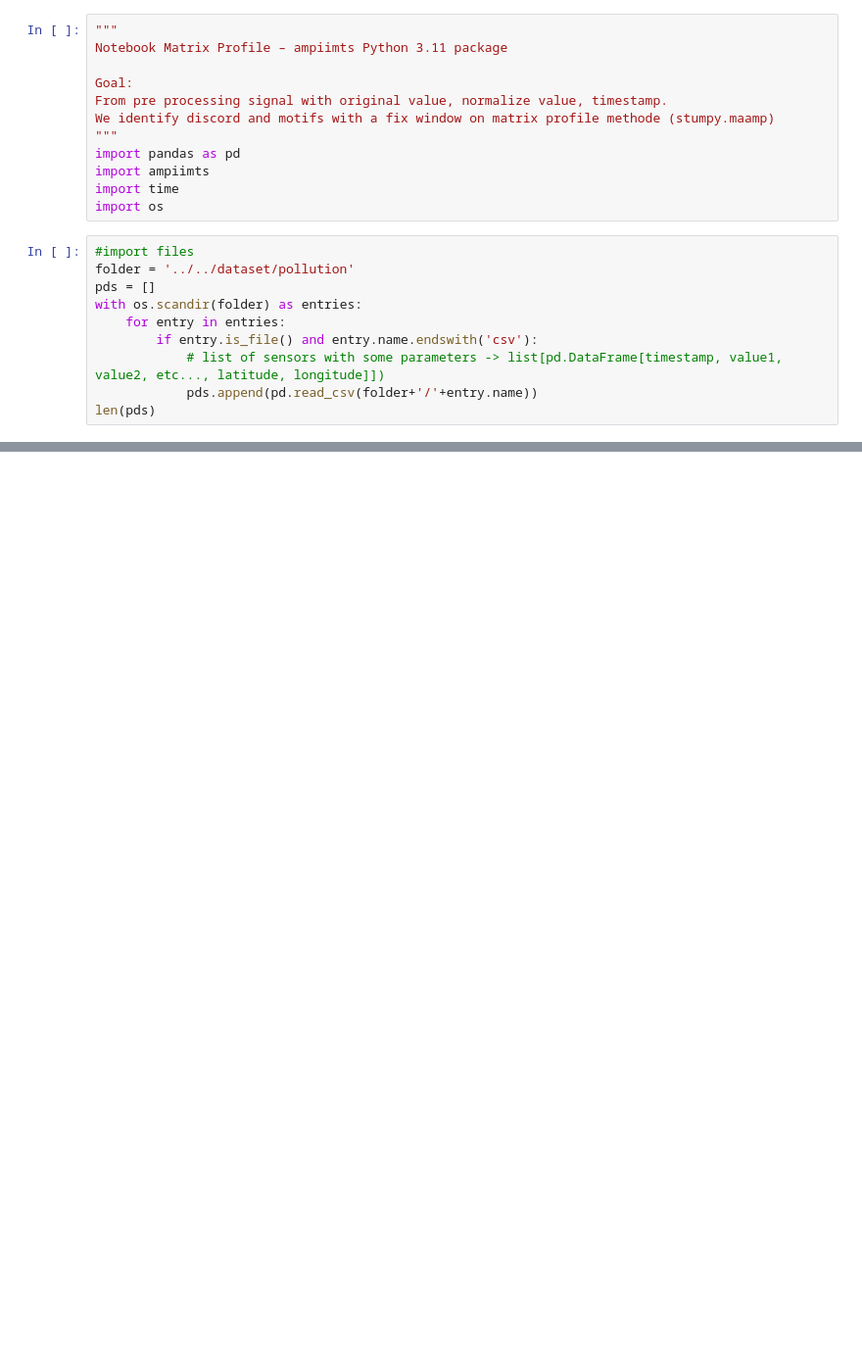
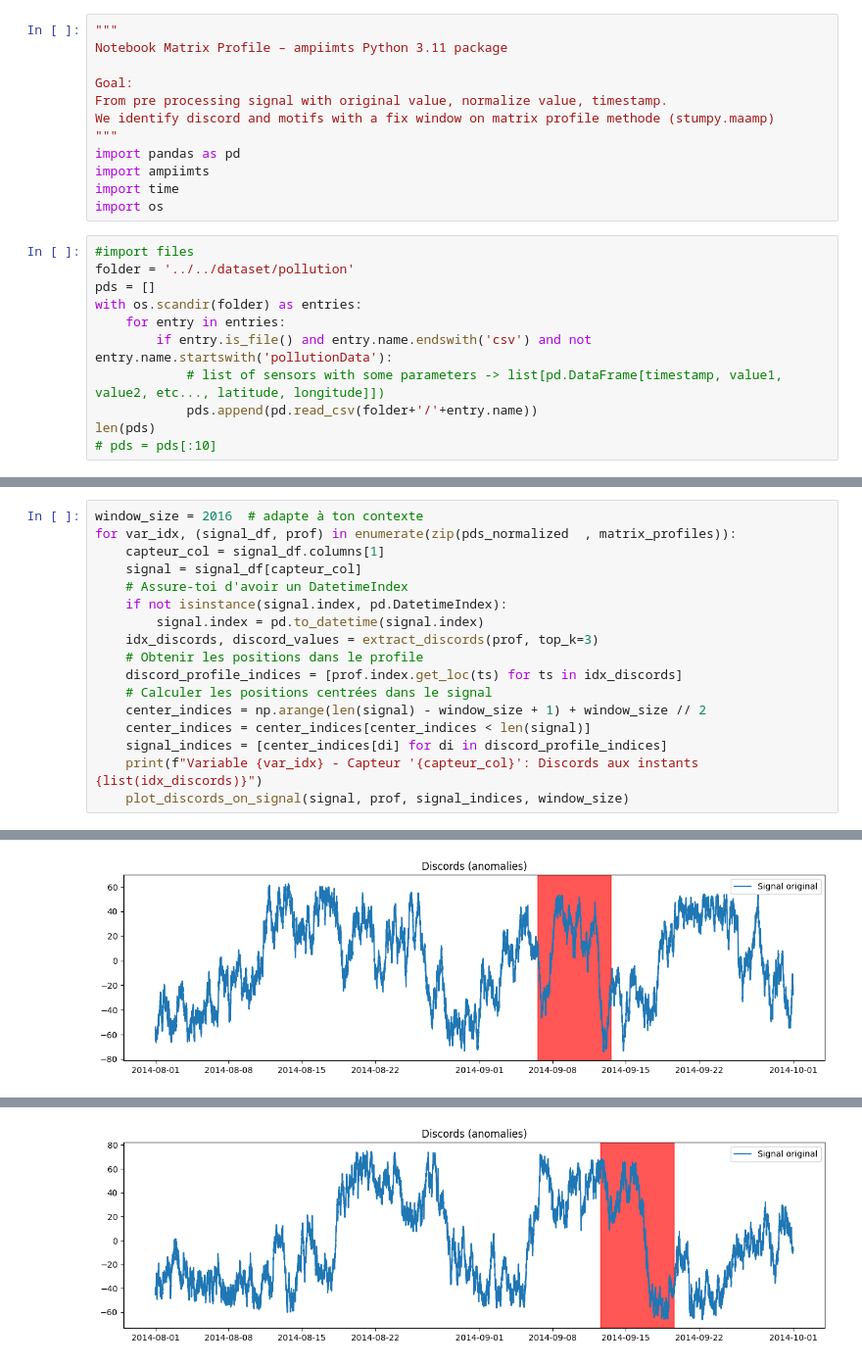
Before and after one commit to Guillaumernd/ampiimts, a Jupyter notebook: notebooks/Matrix_Profile/Matrix_profile-multidimensionnal.ipynb, the cells around one changed output, grey strips where cells are left out. Shown at 98% size. Drawn from its saved outputs; the diff is of its cells as text; blank space fills up the shorter version.

```diff
--- a/notebooks/Matrix_Profile/Matrix_profile-multidimensionnal.ipynb
+++ b/notebooks/Matrix_Profile/Matrix_profile-multidimensionnal.ipynb
@@ -16,8 +16,9 @@ folder = '../../dataset/pollution'
 pds = []
 with os.scandir(folder) as entries:
     for entry in entries:
-        if entry.is_file() and entry.name.endswith('csv'):
+        if entry.is_file() and entry.name.endswith('csv') and not entry.name.startswith('pollutionData'):
             # list of sensors with some parameters -> list[pd.DataFrame[timestamp, value1, value2, etc..., latitude, longitude]])
             pds.append(pd.read_csv(folder+'/'+entry.name))
 len(pds)
+# pds = pds[:10]
 # %% [output]
@@ -51,0 +124,18 @@ ampiimts.plot_matrix_profiles_heatmap(matrix_profiles,
+# %%
+window_size = 2016  # adapte à ton contexte
+for var_idx, (signal_df, prof) in enumerate(zip(pds_normalized  , matrix_profiles)):
+    capteur_col = signal_df.columns[1]
+    signal = signal_df[capteur_col]
+    # Assure-toi d'avoir un DatetimeIndex
+    if not isinstance(signal.index, pd.DatetimeIndex):
+        signal.index = pd.to_datetime(signal.index)
+    idx_discords, discord_values = extract_discords(prof, top_k=3)
+    # Obtenir les positions dans le profile
+    discord_profile_indices = [prof.index.get_loc(ts) for ts in idx_discords]
+    # Calculer les positions centrées dans le signal
+    center_indices = np.arange(len(signal) - window_size + 1) + window_size // 2
+    center_indices = center_indices[center_indices < len(signal)]
+    signal_indices = [center_indices[di] for di in discord_profile_indices]
+    print(f"Variable {var_idx} - Capteur '{capteur_col}': Discords aux instants {list(idx_discords)}")
+    plot_discords_on_signal(signal, prof, signal_indices, window_size)
+# %% [output]
@@ -51,0 +143 @@ ampiimts.plot_matrix_profiles_heatmap(matrix_profiles,
+[figure, added]
@@ -51,0 +145 @@ ampiimts.plot_matrix_profiles_heatmap(matrix_profiles,
+[figure, added]
```
Also changed, not shown: parts of 7 cells of this notebook, 4 other files.
